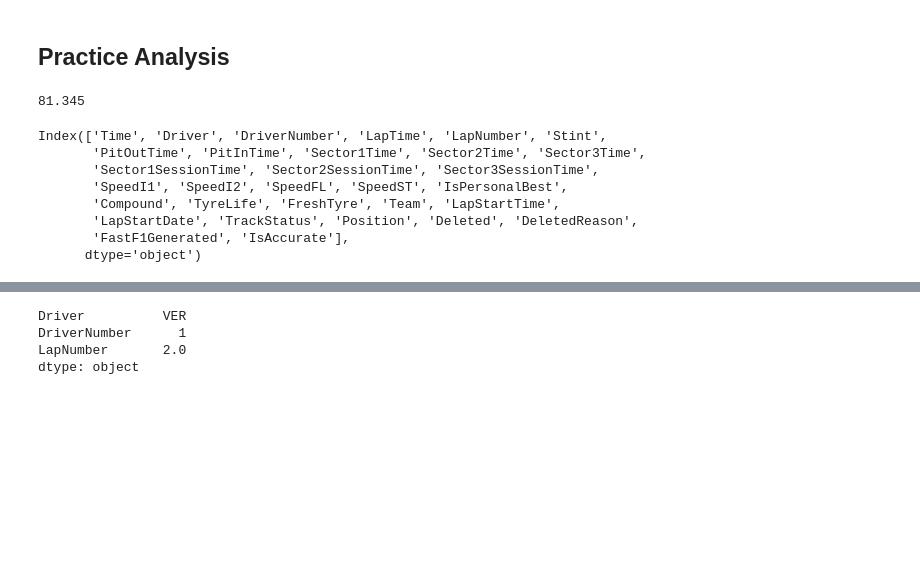
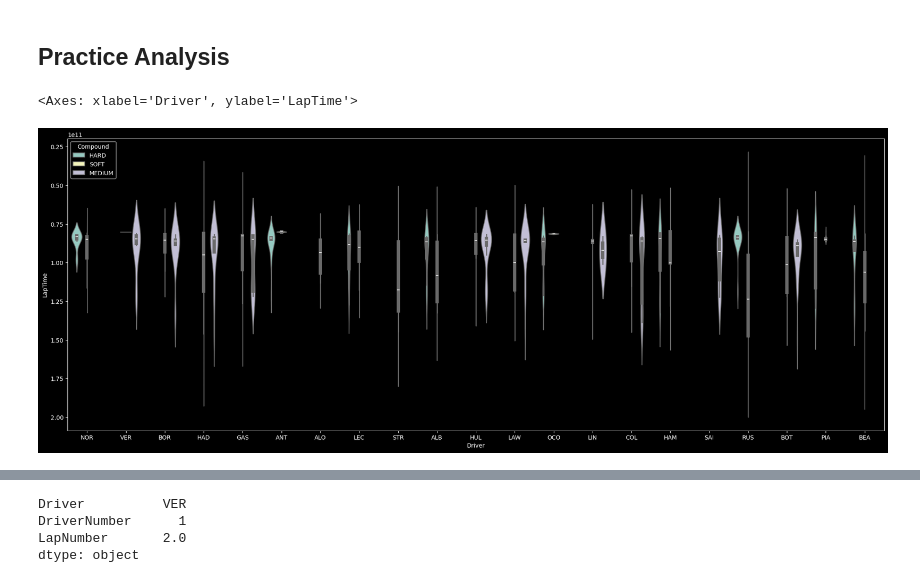
Before and after one commit to Sanket-g-75/F1_Analysis, a Jupyter notebook: code.ipynb, the cells around one changed output, grey strips where cells are left out. Cells and saved outputs as stored; diff of their text form; code cells hidden in the pictures; blank space fills up the shorter version.

Commit message:
Started with building packages

```diff
--- a/code.ipynb
+++ b/code.ipynb
@@ -39,6 +45,2 @@ core           INFO     Finished loading data for 19 drivers: ['81', '4', '16',
 # %% [markdown]
 ## Practice Analysis
-# %%
-print(f'{pd.DataFrame(session.laps.pick_accurate()['LapTime'].dt.total_seconds().describe()).T['75%'].values[0]:.3f}')
-# %% [output]
-81.345
@@ -45,11 +49,9 @@ print(f'{pd.DataFrame(session.laps.pick_accurate()['LapTime'].dt.total_seconds()
 # %%
-session.laps.columns
+fig,ax =plt.subplots(figsize=(25,9))
+
+df = df[df['IsAccurate'] == True]
+
+sns.violinplot(data=df,x='Driver',y='LapTime',hue='Compound',ax=ax)
 # %% [output]
-Index(['Time', 'Driver', 'DriverNumber', 'LapTime', 'LapNumber', 'Stint',
-       'PitOutTime', 'PitInTime', 'Sector1Time', 'Sector2Time', 'Sector3Time',
-       'Sector1SessionTime', 'Sector2SessionTime', 'Sector3SessionTime',
-       'SpeedI1', 'SpeedI2', 'SpeedFL', 'SpeedST', 'IsPersonalBest',
-       'Compound', 'TyreLife', 'FreshTyre', 'Team', 'LapStartTime',
-       'LapStartDate', 'TrackStatus', 'Position', 'Deleted', 'DeletedReason',
-       'FastF1Generated', 'IsAccurate'],
-      dtype='object')
+<Axes: xlabel='Driver', ylabel='LapTime'>
+[figure, added]
```
Also changed, not shown: parts of 24 cells of this notebook, 7 other files.
